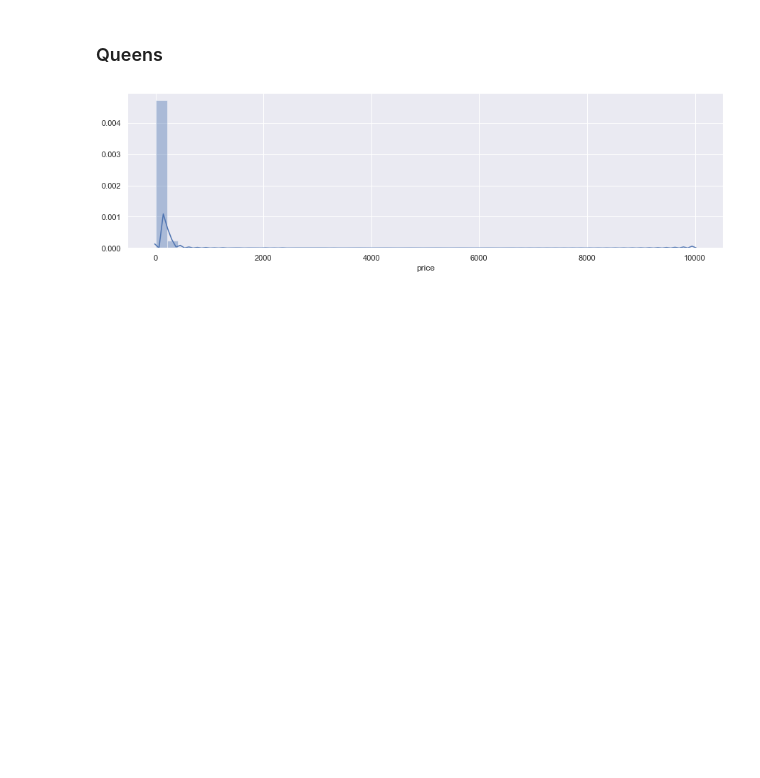
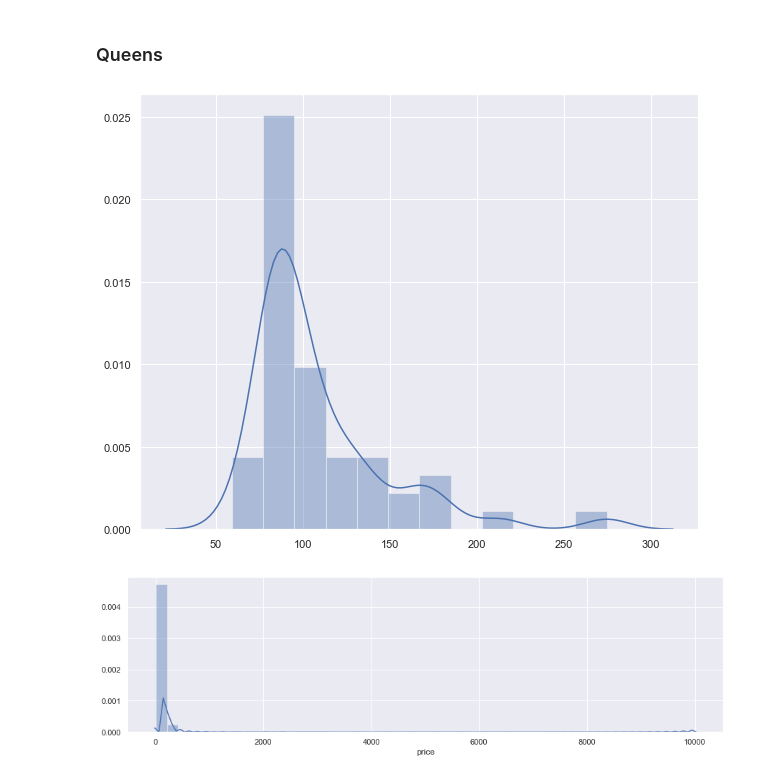
Before and after one commit to catherine-somers/dsc-projects, a Jupyter notebook: Capstone Project 1/NYC Airbnb Data Story.ipynb, the cells around one changed output. Drawn from its saved outputs; the diff is of its cells as text; code cells hidden in the pictures; blank space fills up the shorter version.

```diff
--- a/Capstone Project 1/NYC Airbnb Data Story.ipynb
+++ b/Capstone Project 1/NYC Airbnb Data Story.ipynb
@@ -185,6 +192,13 @@ plt.show()
 Price distribution in Manhattan around 80-490 dollars per night depending on neighbourhood.
 # %% [markdown]
 ###  Queens
+# %%
+df1 = df[df.neighbourhood_group == 'Queens'][['neighbourhood','price']]
+d = df1.groupby('neighbourhood').mean()
+sns.distplot(d)
+plt.show()
+# %% [output]
+[figure, added]
 # %%
 f,ax = plt.subplots(figsize=(15,4))
 df1 = df[df.neighbourhood_group=='Queens']['price']
```
Also changed, not shown: parts of 6 cells of this notebook.
